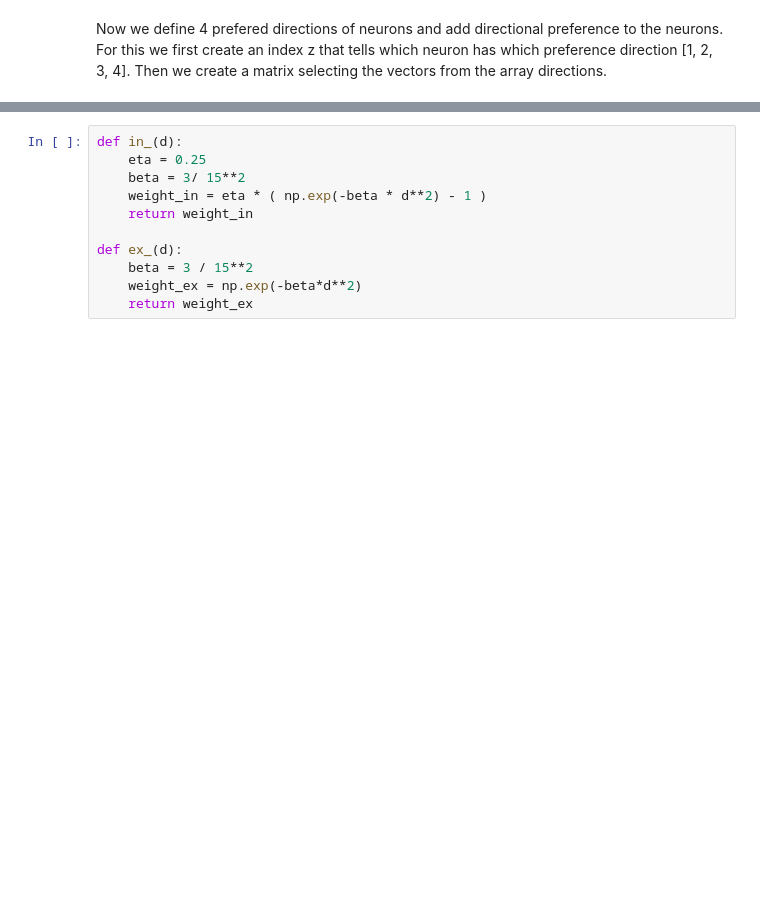
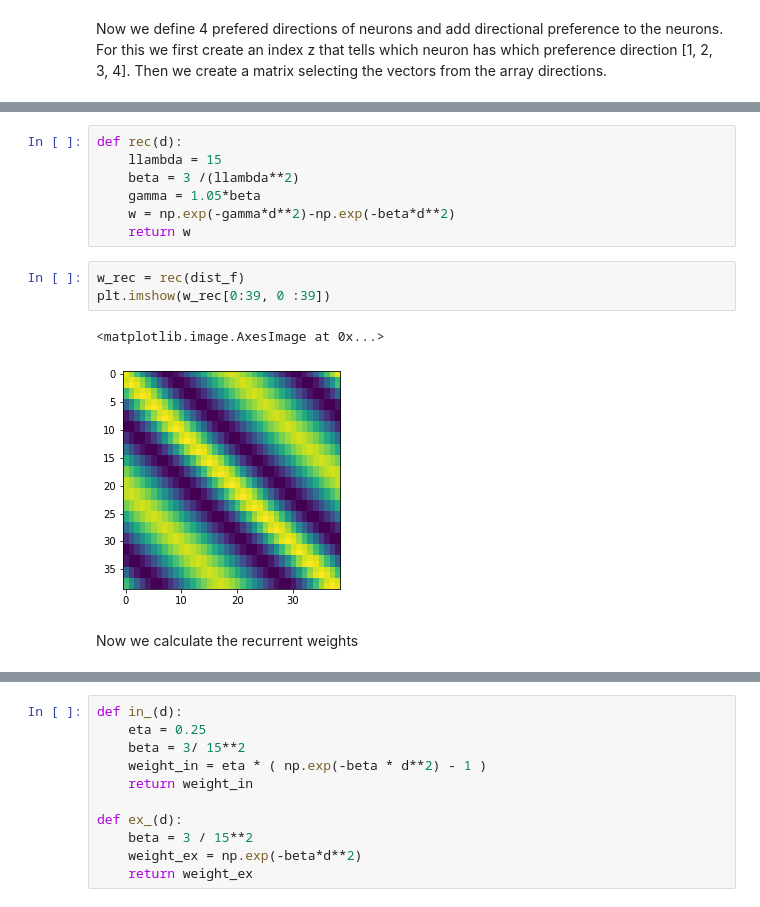
Before and after one commit to RaufHood/thesis, a Jupyter notebook: Untitled.ipynb, the cells around one changed output, grey strips where cells are left out. Cells and saved outputs as stored; diff of their text form; blank space fills up the shorter version.

```diff
--- a/Untitled.ipynb
+++ b/Untitled.ipynb
@@ -91,0 +107,15 @@ print(g)
+# %%
+def rec(d):
+    llambda = 15
+    beta = 3 /(llambda**2)
+    gamma = 1.05*beta
+    w = np.exp(-gamma*d**2)-np.exp(-beta*d**2)
+    return w
+# %%
+w_rec = rec(dist_f)
+plt.imshow(w_rec[0:39, 0 :39])
+# %% [output]
+<matplotlib.image.AxesImage at 0x...>
+[figure, added]
+# %% [markdown]
+Now we calculate the recurrent weights
```
Also changed, not shown: parts of 39 cells of this notebook.
